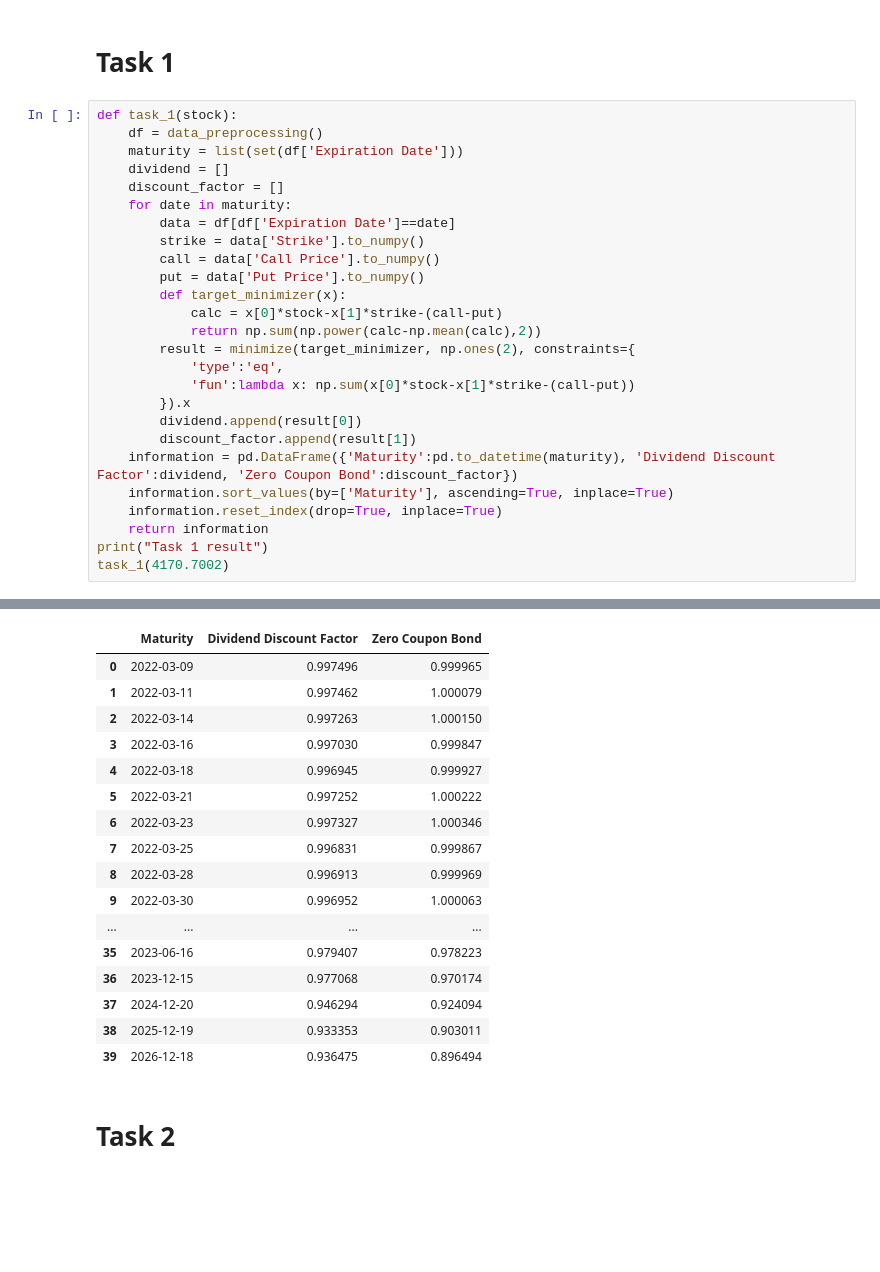
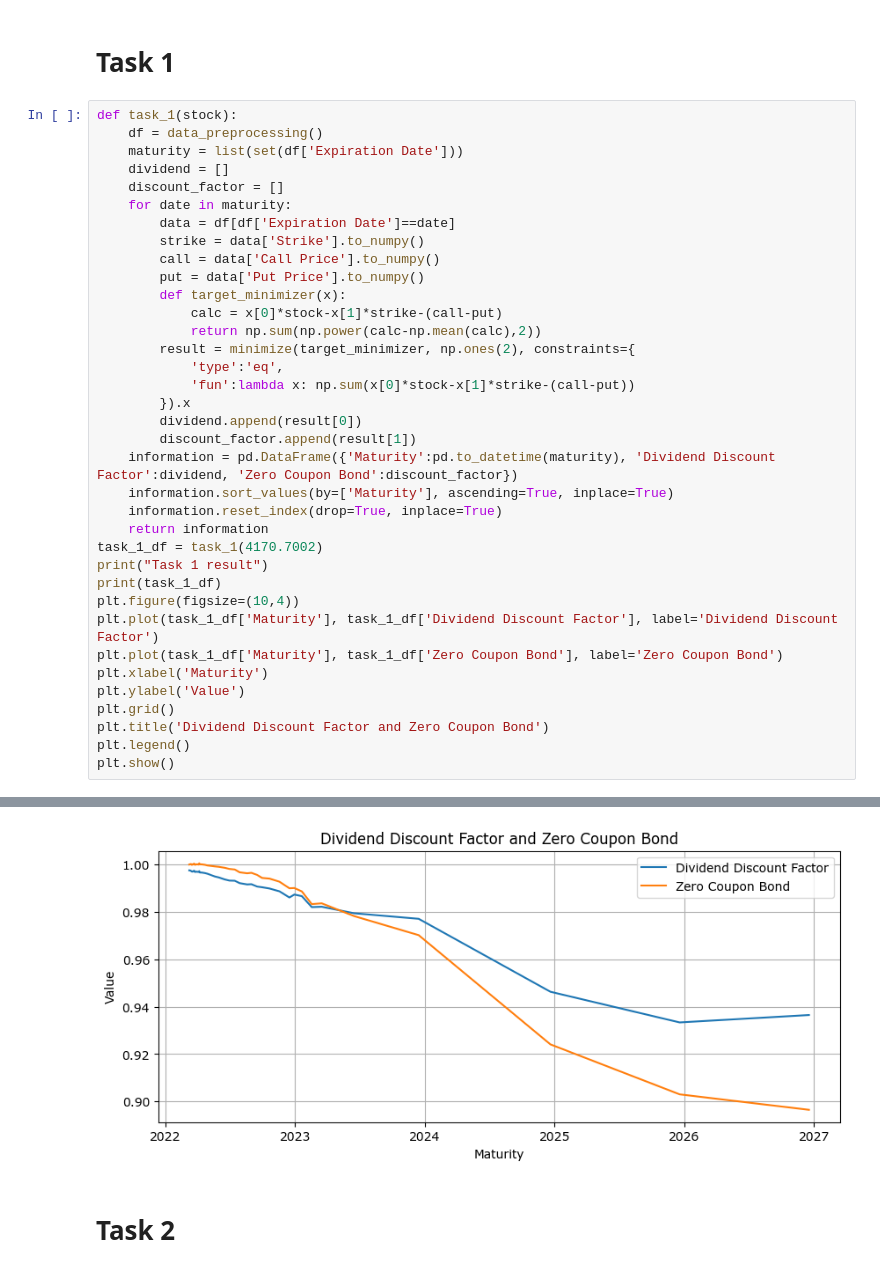
Before and after one commit to Thaigithub/UTS_FDSP_Assignment_Group, a Jupyter notebook: main.ipynb, the cells around one changed output, grey strips where cells are left out. Saved outputs shown, nothing was run; the diff lists cells and outputs as text; blank space fills up the shorter version.

Commit message:
[Task 1] Plot

```diff
--- a/main.ipynb
+++ b/main.ipynb
@@ -71,7 +71,17 @@ def task_1(stock):
     information.sort_values(by=['Maturity'], ascending=True, inplace=True)
     information.reset_index(drop=True, inplace=True)
     return information
+task_1_df = task_1(4170.7002)
 print("Task 1 result")
-task_1(4170.7002)
+print(task_1_df)
+plt.figure(figsize=(10,4))
+plt.plot(task_1_df['Maturity'], task_1_df['Dividend Discount Factor'], label='Dividend Discount Factor')
+plt.plot(task_1_df['Maturity'], task_1_df['Zero Coupon Bond'], label='Zero Coupon Bond')
+plt.xlabel('Maturity')
+plt.ylabel('Value')
+plt.grid()
+plt.title('Dividend Discount Factor and Zero Coupon Bond')
+plt.legend()
+plt.show()
 # %% [output]
 Task 1 result
@@ -78,20 +104,4 @@ Task 1 result
-|  | Maturity | Dividend Discount Factor | Zero Coupon Bond |
-| 0 | 2022-03-09 | 0.997496 | 0.999965 |
-| 1 | 2022-03-11 | 0.997462 | 1.000079 |
-| 2 | 2022-03-14 | 0.997263 | 1.000150 |
-| 3 | 2022-03-16 | 0.997030 | 0.999847 |
-| 4 | 2022-03-18 | 0.996945 | 0.999927 |
-| 5 | 2022-03-21 | 0.997252 | 1.000222 |
-| 6 | 2022-03-23 | 0.997327 | 1.000346 |
-| 7 | 2022-03-25 | 0.996831 | 0.999867 |
-| 8 | 2022-03-28 | 0.996913 | 0.999969 |
-| 9 | 2022-03-30 | 0.996952 | 1.000063 |
-| ... | ... | ... | ... |
-| 35 | 2023-06-16 | 0.979407 | 0.978223 |
-| 36 | 2023-12-15 | 0.977068 | 0.970174 |
-| 37 | 2024-12-20 | 0.946294 | 0.924094 |
-| 38 | 2025-12-19 | 0.933353 | 0.903011 |
-| 39 | 2026-12-18 | 0.936475 | 0.896494 |
+[figure, added]
 # %% [markdown]
 # Task 2
 # %% [markdown]
```
Also changed, not shown: parts of 2 cells of this notebook.
